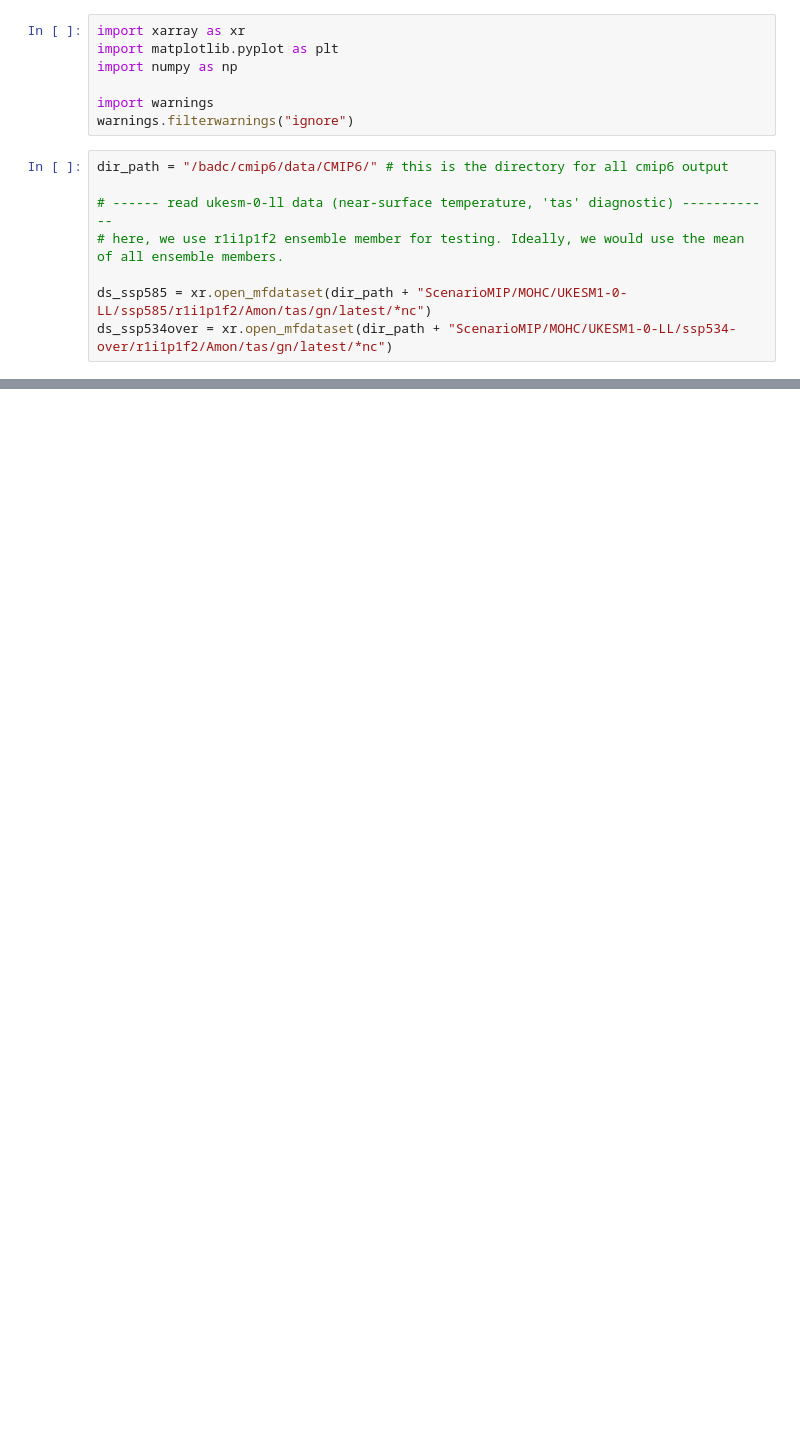
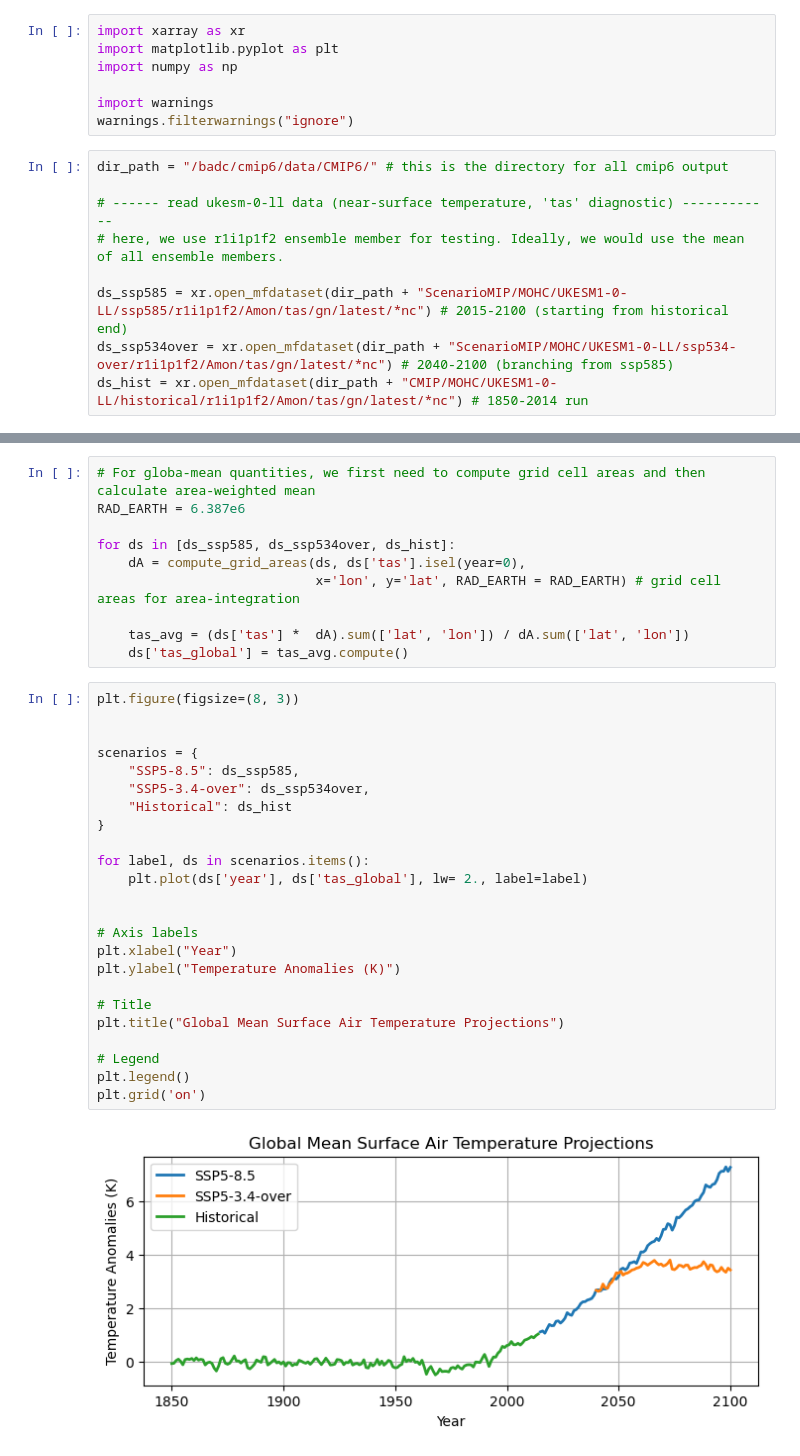
Before and after one commit to hmkhatri/ML-Spatial-Patterns-Warming, a Jupyter notebook: Sample-Data/Sample-Data.ipynb, the cells around one changed output, grey strips where cells are left out. Saved outputs shown, nothing was run; the diff lists cells and outputs as text; blank space fills up the shorter version.

```diff
--- a/Sample-Data/Sample-Data.ipynb
+++ b/Sample-Data/Sample-Data.ipynb
@@ -20,7 +20,8 @@ dir_path = "/badc/cmip6/data/CMIP6/" # this is the directory for all cmip6 outpu
 # ------ read ukesm-0-ll data (near-surface temperature, 'tas' diagnostic) ------------
 # here, we use r1i1p1f2 ensemble member for testing. Ideally, we would use the mean of all ensemble members.
 
-ds_ssp585 = xr.open_mfdataset(dir_path + "ScenarioMIP/MOHC/UKESM1-0-LL/ssp585/r1i1p1f2/Amon/tas/gn/latest/*nc")
-ds_ssp534over = xr.open_mfdataset(dir_path + "ScenarioMIP/MOHC/UKESM1-0-LL/ssp534-over/r1i1p1f2/Amon/tas/gn/latest/*nc")
+ds_ssp585 = xr.open_mfdataset(dir_path + "ScenarioMIP/MOHC/UKESM1-0-LL/ssp585/r1i1p1f2/Amon/tas/gn/latest/*nc") # 2015-2100 (starting from historical end)
+ds_ssp534over = xr.open_mfdataset(dir_path + "ScenarioMIP/MOHC/UKESM1-0-LL/ssp534-over/r1i1p1f2/Amon/tas/gn/latest/*nc") # 2040-2100 (branching from ssp585)
+ds_hist = xr.open_mfdataset(dir_path + "CMIP/MOHC/UKESM1-0-LL/historical/r1i1p1f2/Amon/tas/gn/latest/*nc") # 1850-2014 run
 # %%
 print(ds_ssp585)
@@ -104,3 +137,39 @@ for ax, year in zip(axes, years):
+# %%
+# For globa-mean quantities, we first need to compute grid cell areas and then calculate area-weighted mean
+RAD_EARTH = 6.387e6
+
+for ds in [ds_ssp585, ds_ssp534over, ds_hist]:
+    dA = compute_grid_areas(ds, ds['tas'].isel(year=0),
+                            x='lon', y='lat', RAD_EARTH = RAD_EARTH) # grid cell areas for area-integration
+
+    tas_avg = (ds['tas'] *  dA).sum(['lat', 'lon']) / dA.sum(['lat', 'lon'])
+    ds['tas_global'] = tas_avg.compute()
+# %%
+plt.figure(figsize=(8, 3))
+
+
+scenarios = {
+    "SSP5-8.5": ds_ssp585,
+    "SSP5-3.4-over": ds_ssp534over,
+    "Historical": ds_hist
+}
+
+for label, ds in scenarios.items():
+    plt.plot(ds['year'], ds['tas_global'], lw= 2., label=label)
+
+
+# Axis labels
+plt.xlabel("Year")
+plt.ylabel("Temperature Anomalies (K)")
+
+# Title
+plt.title("Global Mean Surface Air Temperature Projections")
+
+# Legend
+plt.legend()
+plt.grid('on')
+# %% [output]
+[figure, added]
 # %%
 # Save Data
 
```
Also changed, not shown: parts of 10 cells of this notebook, 3 other files.
